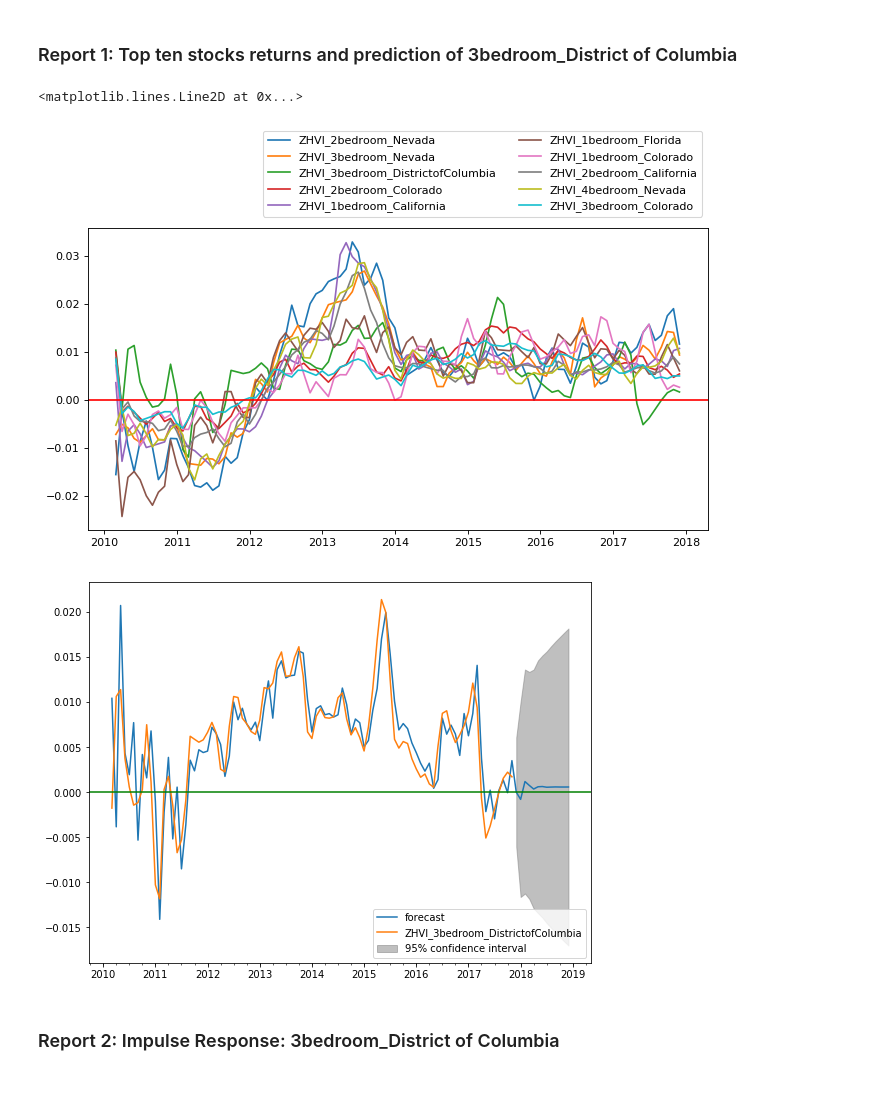
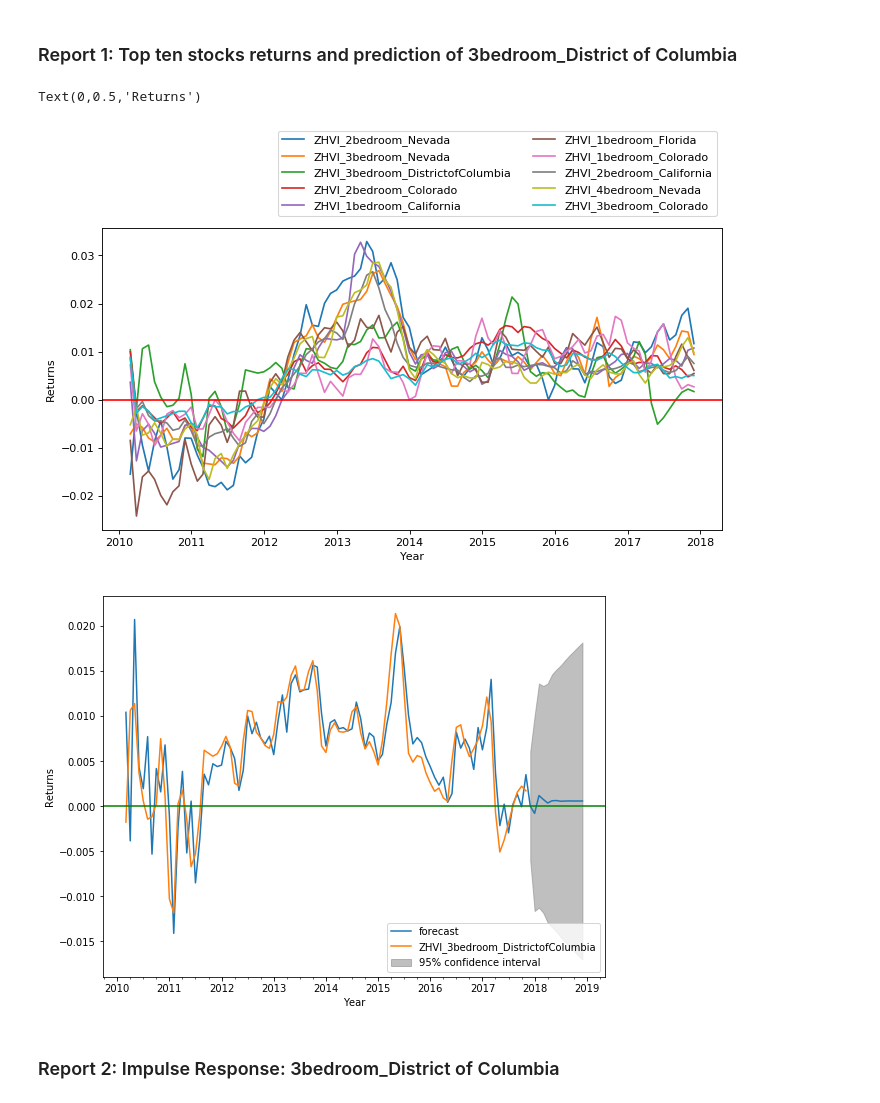
Before and after one commit to minoruronny79/DataIncubator_PortfolioInvestment_RealState, a Jupyter notebook: MaeshiroMinoru_ProjectHouses_DataIncubator.ipynb, the cells around one changed output. Drawn from its saved outputs; the diff is of its cells as text; code cells hidden in the pictures.

```diff
--- a/MaeshiroMinoru_ProjectHouses_DataIncubator.ipynb
+++ b/MaeshiroMinoru_ProjectHouses_DataIncubator.ipynb
@@ -1612,20 +1613,24 @@ the best investment is in 2 bedroom_Nevada and 3 bedroom_District of Columbia.
 # %%
 figure1=plt.figure(figsize=(10,5), dpi=80)
 top10=stocks1_final.loc[:,activos] #Selecting columns of top10 assets
 plt.plot(top10)
 plt.axhline(y=0, color='red', linestyle='-')
+plt.xlabel("Year")
+plt.ylabel("Returns")
 # plt.title("Top 10 historic returns")
 plt.legend(top10, loc=4, bbox_to_anchor=(0., 1.02, 1., .102), ncol=2)
 
 
 fig, ax = plt.subplots(figsize=(9,7))
 fig = arima_Columbia3bed.plot_predict(start='2010-03-31', end='2018-12-31', ax=ax)
 plt.axhline(y=0, color='green', linestyle='-')
+plt.xlabel("Year")
+plt.ylabel("Returns")
 # legend = ax.legend(loc='upper left')
 # %% [output]
-<matplotlib.lines.Line2D at 0x...>
+Text(0,0.5,'Returns')
-[figure, old version]
+[figure, new version]
-[figure, old version]
+[figure, new version]
 # %% [markdown]
 ### Report 2: Impulse Response: 3bedroom_District of Columbia
 # %%
```
Also changed, not shown: parts of 7 cells of this notebook.
